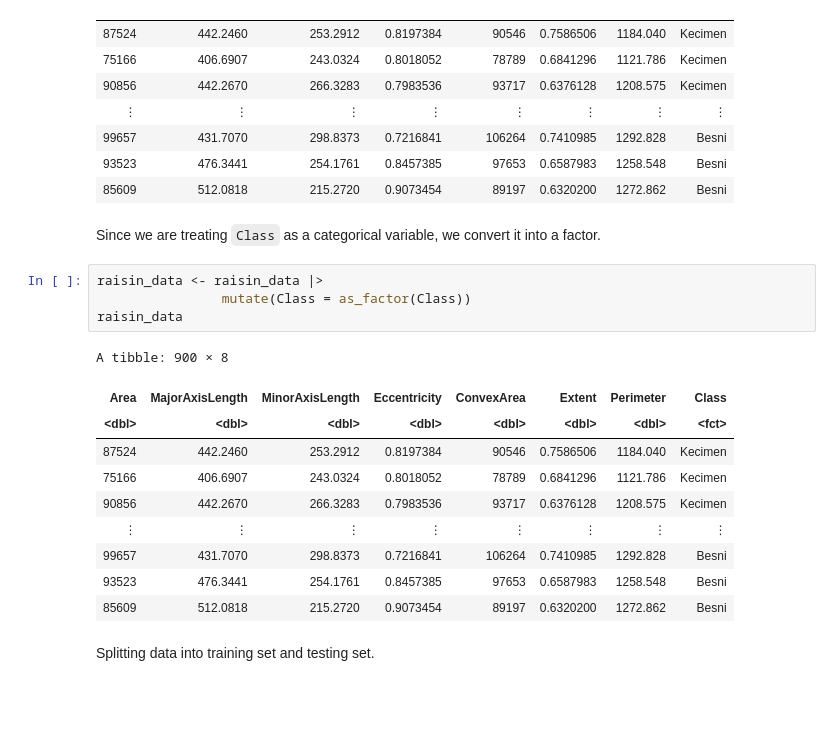
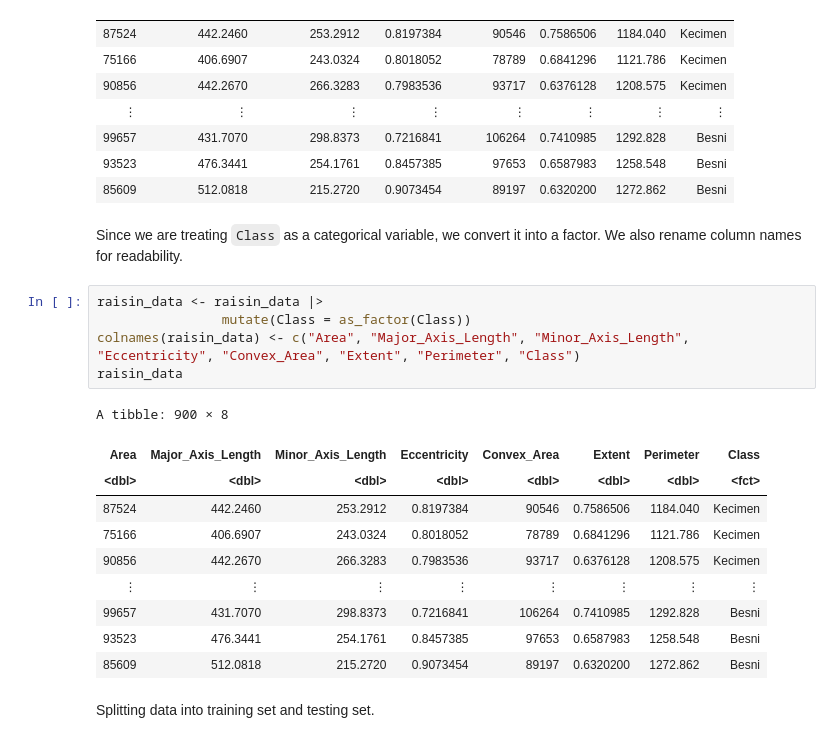
Before and after one commit to dvolman/DSCI-Group-Project, a Jupyter notebook: raisin_data.ipynb, the cells around one changed output. Saved outputs shown, nothing was run; the diff lists cells and outputs as text; blank space fills up the shorter version.

```diff
--- a/raisin_data.ipynb
+++ b/raisin_data.ipynb
@@ -48,14 +47,15 @@ A spec_tbl_df: 900 × 8
 | 93523 | 476.3441 | 254.1761 | 0.8457385 | 97653 | 0.6587983 | 1258.548 | Besni |
 | 85609 | 512.0818 | 215.2720 | 0.9073454 | 89197 | 0.6320200 | 1272.862 | Besni |
 # %% [markdown]
-Since we are treating `Class` as a categorical variable, we convert it into a factor.
+Since we are treating `Class` as a categorical variable, we convert it into a factor. We also rename column names for readability.
 # %%
 raisin_data <- raisin_data |>
                 mutate(Class = as_factor(Class))
+colnames(raisin_data) <- c("Area", "Major_Axis_Length", "Minor_Axis_Length", "Eccentricity", "Convex_Area", "Extent", "Perimeter", "Class")
 raisin_data
 # %% [output]
 A tibble: 900 × 8
-| Area | MajorAxisLength | MinorAxisLength | Eccentricity | ConvexArea | Extent | Perimeter | Class |
+| Area | Major_Axis_Length | Minor_Axis_Length | Eccentricity | Convex_Area | Extent | Perimeter | Class |
 | <dbl> | <dbl> | <dbl> | <dbl> | <dbl> | <dbl> | <dbl> | <fct> |
 | 87524 | 442.2460 | 253.2912 | 0.8197384 | 90546 | 0.7586506 | 1184.040 | Kecimen |
 | 75166 | 406.6907 | 243.0324 | 0.8018052 | 78789 | 0.6841296 | 1121.786 | Kecimen |
```
Also changed, not shown: parts of 6 cells of this notebook.
